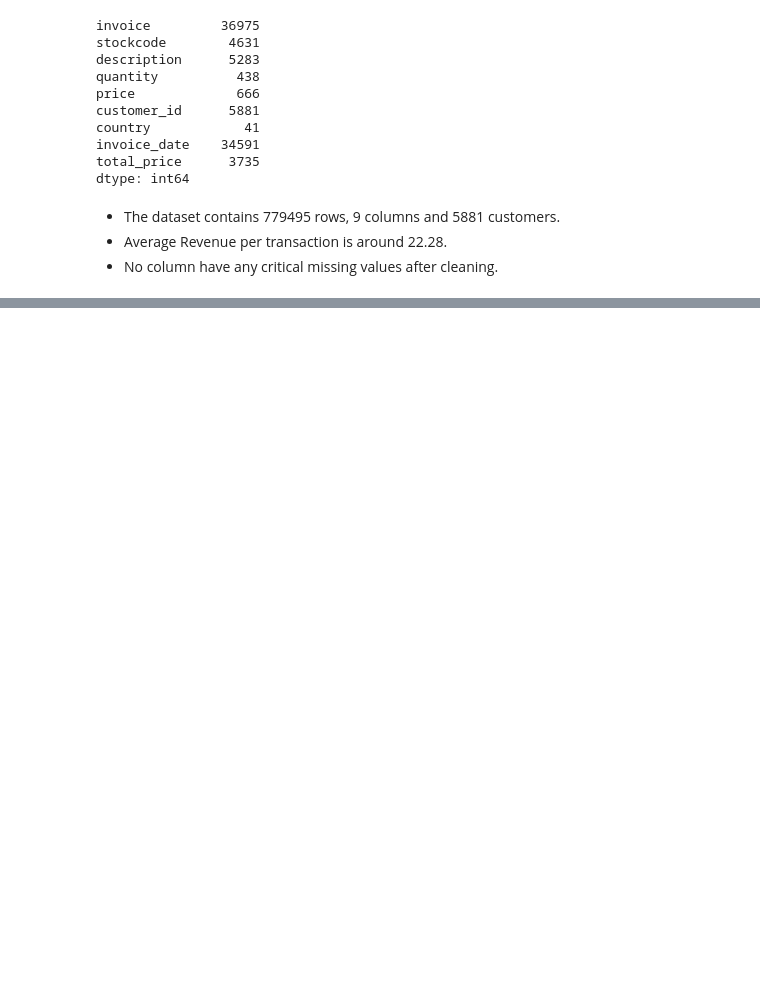
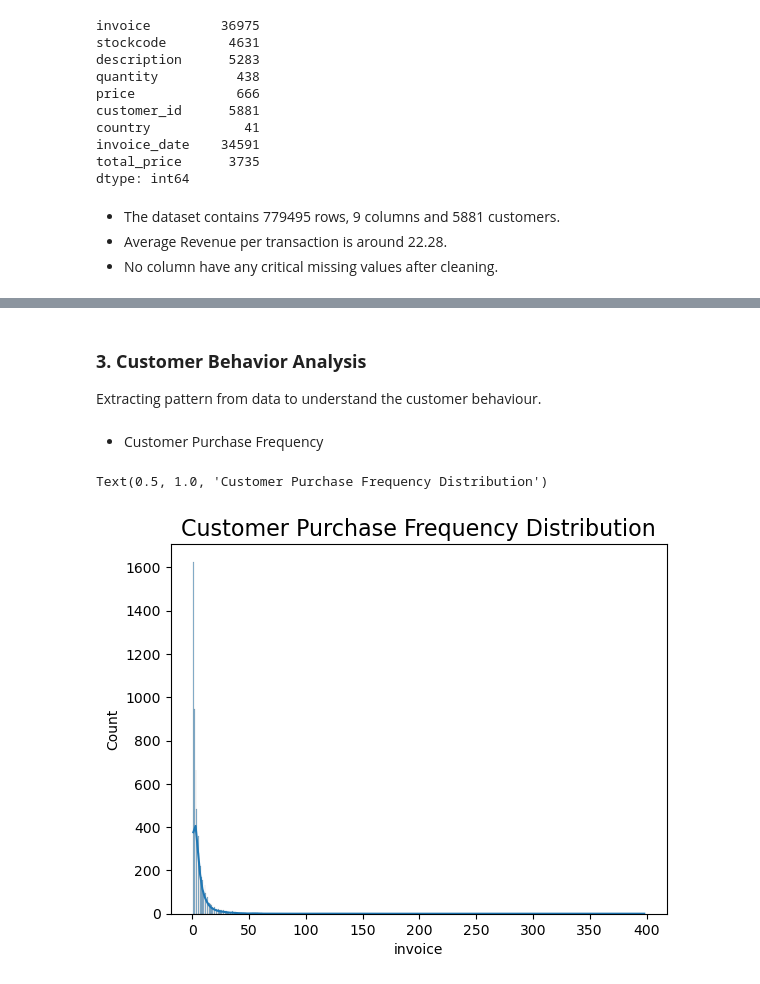
Before and after one commit to Ishant2104/CLV_and_Churn_Prediction, a Jupyter notebook: 02_EDA.ipynb, the cells around one changed output, grey strips where cells are left out. Saved outputs shown, nothing was run; the diff lists cells and outputs as text; code cells hidden in the pictures; blank space fills up the shorter version.

```diff
--- a/02_EDA.ipynb
+++ b/02_EDA.ipynb
@@ -84,0 +131,12 @@ dtype: int64
+# %% [markdown]
+### **3. Customer Behavior Analysis**
+Extracting pattern from data to understand the customer behaviour.
+# %% [markdown]
+* Customer Purchase Frequency
+# %%
+freq = df.groupby('customer_id')['invoice'].nunique()
+sns.histplot(freq, kde=True)
+plt.title("Customer Purchase Frequency Distribution", fontsize=16)
+# %% [output]
+Text(0.5, 1.0, 'Customer Purchase Frequency Distribution')
+[figure, added]
```
Also changed, not shown: parts of 29 cells of this notebook, 1 other file.
